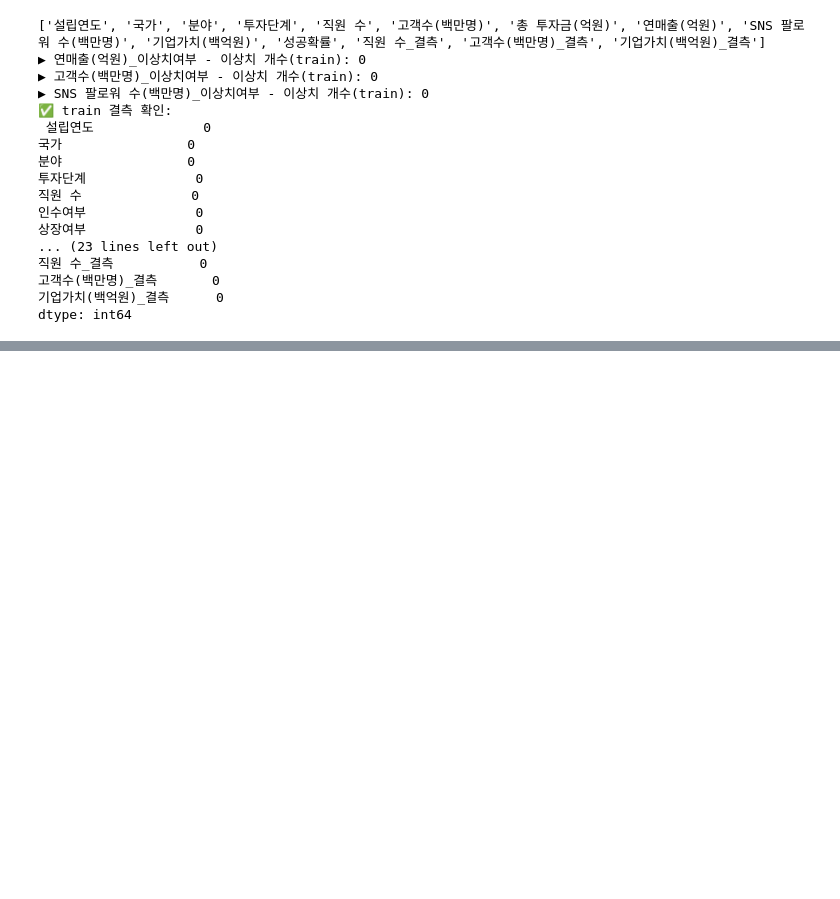
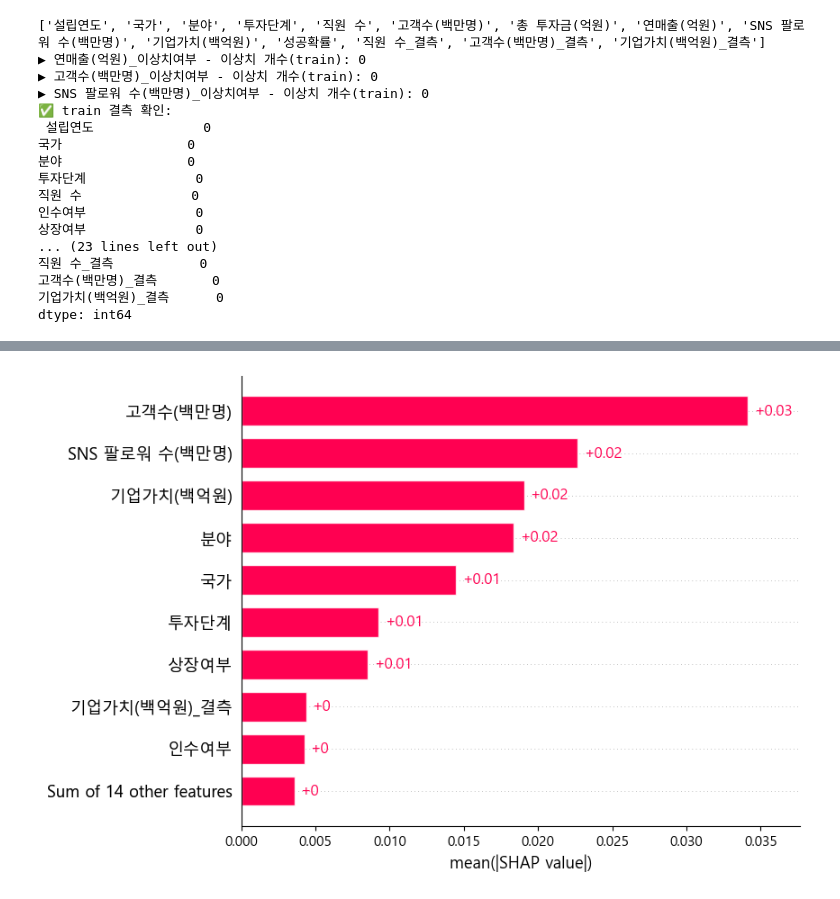
Before and after one commit to HyeongseopSo0914/my-project, a Jupyter notebook: dacon/a2/c3.ipynb, the cells around one changed output, grey strips where cells are left out. Drawn from its saved outputs; the diff is of its cells as text; code cells hidden in the pictures; blank space fills up the shorter version.

```diff
--- a/dacon/a2/c3.ipynb
+++ b/dacon/a2/c3.ipynb
@@ -312,0 +280,15 @@ LassoLarsCV does not accept missing values encoded as NaN natively. For supervis
+# %%
+X_ft.isnull().sum().sort_values(ascending=False)
+import shap
+from xgboost import XGBRegressor
+
+
+model = XGBRegressor(n_estimators=300, learning_rate=0.05, random_state=42)
+model.fit(X_ft.fillna(0), y_ft)
+
+explainer = shap.Explainer(model)
+shap_values = explainer(X_ft.fillna(0))
+
+shap.plots.bar(shap_values)
+# %% [output]
+[figure, added]
```
Also changed, not shown: parts of 4 cells of this notebook, 19 other files.
